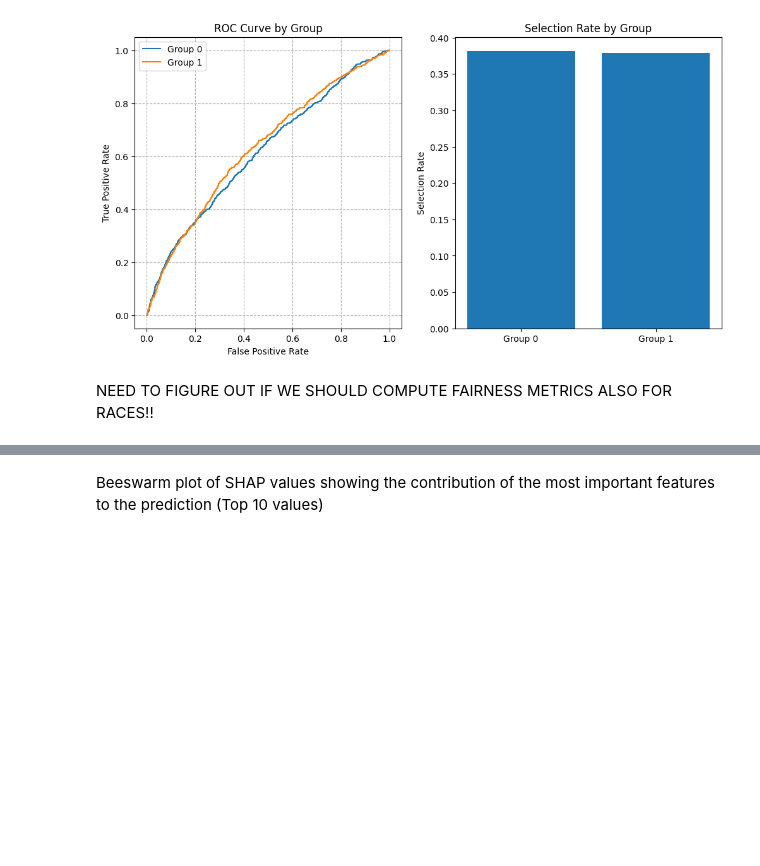
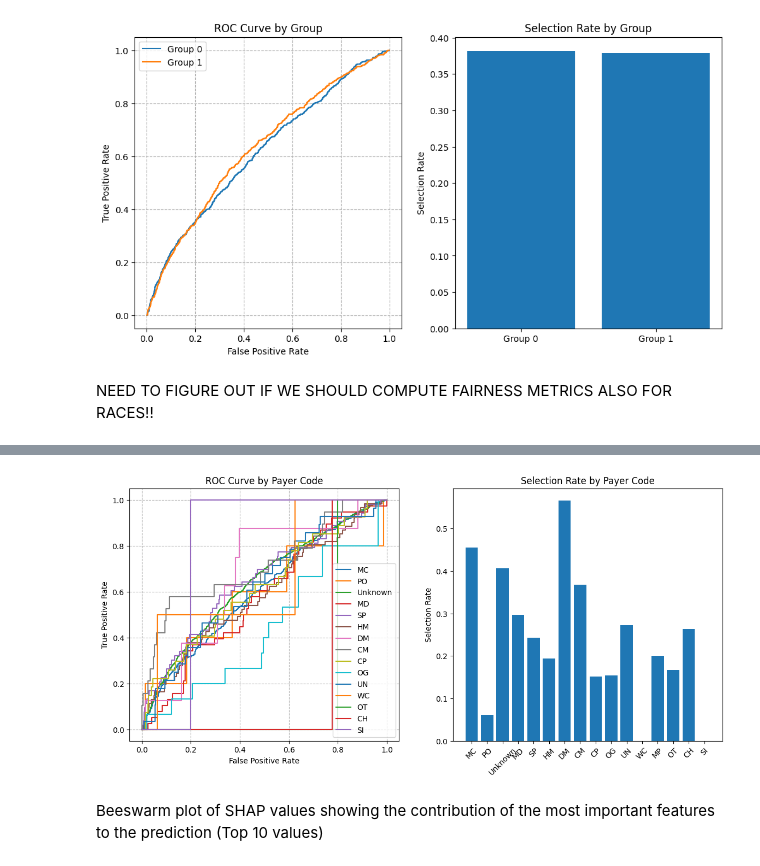
Before and after one commit to sanderengel/afae_exam_project, a Jupyter notebook: Fairness_analysis.ipynb, the cells around one changed output, grey strips where cells are left out. Saved outputs shown, nothing was run; the diff lists cells and outputs as text; code cells hidden in the pictures; blank space fills up the shorter version.

Commit message:
payer codes

```diff
--- a/Fairness_analysis.ipynb
+++ b/Fairness_analysis.ipynb
@@ -240,3 +332,42 @@ race_test = X_test.apply(get_race, axis=1)
+# %%
+def plot_fairness_by_group(fairness_metrics, scores_test, group_values, title="Group"):
+    _, axes = plt.subplots(1, 2, figsize=(14, 6))
+
+    for g in group_values.unique():
+        idx = group_values == g
+
+        # Only plot ROC if the group has both classes
+        if y_test[idx].nunique() == 2:
+            fpr, tpr, _ = roc_curve(y_test[idx], scores_test[idx])
+            axes[0].plot(fpr, tpr, label=str(g))
+
+    axes[0].grid(True, linestyle="--")
+    axes[0].set_xlabel("False Positive Rate")
+    axes[0].set_ylabel("True Positive Rate")
+    axes[0].set_title(f"ROC Curve by {title}")
+    axes[0].legend()
+
+    groups = list(group_values.unique())
+    selection_rates = [
+        fairness_metrics[f"G={g}_Selection_Rate"]
+        for g in groups
+    ]
+
+    axes[1].bar(groups, selection_rates)
+    axes[1].set_ylabel("Selection Rate")
+    axes[1].set_title(f"Selection Rate by {title}")
+    axes[1].tick_params(axis="x", rotation=45)
+
+    plt.show()
+# %%
+plot_fairness_by_group(
+    payer_fairness_metrics,
+    log_reg_scores_test,
+    payer_test,
+    title="Payer Code"
+)
+# %% [output]
+[figure, added]
 # %% [markdown]
 Beeswarm plot of SHAP values showing the contribution of the most important features to the prediction (Top 10 values)
 # %%
```
Also changed, not shown: parts of 2 cells of this notebook.
